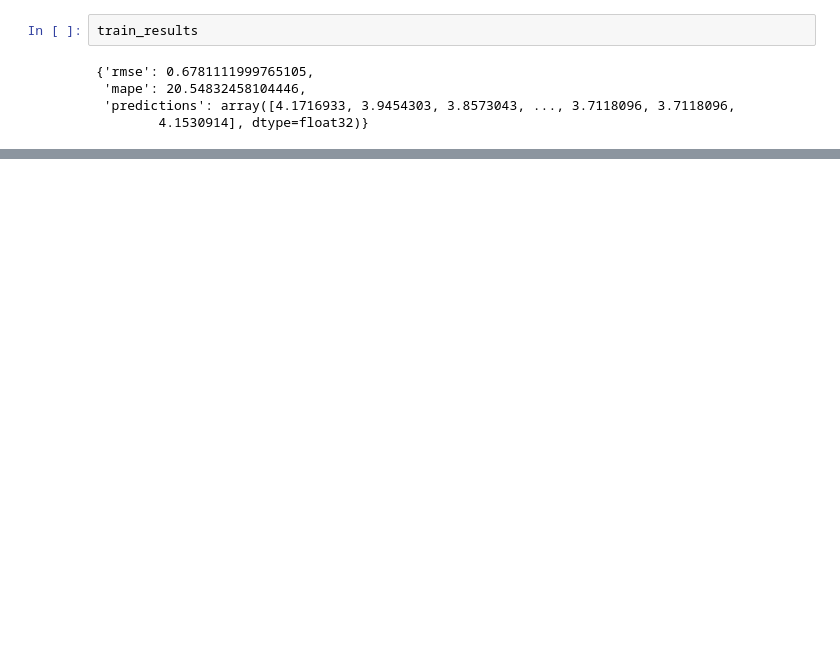
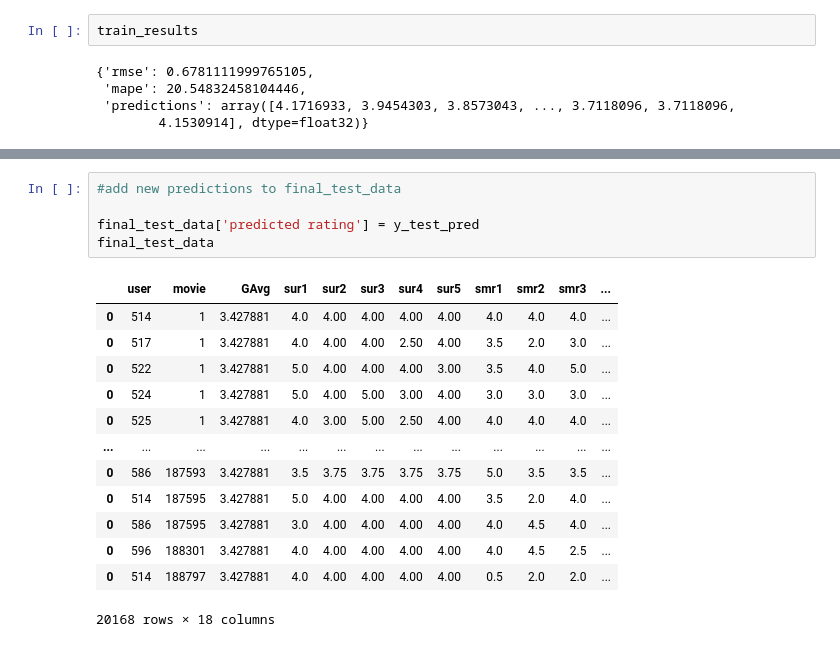
Before and after one commit to itspria/BootcampProject4, a Jupyter notebook: code/Ratings predictor.ipynb, the cells around one changed output, grey strips where cells are left out. Cells and saved outputs as stored; diff of their text form; blank space fills up the shorter version.

```diff
--- a/code/Ratings predictor.ipynb
+++ b/code/Ratings predictor.ipynb
@@ -465,0 +764,19 @@ test_results
+# %%
+#add new predictions to final_test_data
+
+final_test_data['predicted rating'] = y_test_pred
+final_test_data
+# %% [output]
+|  | user | movie | GAvg | sur1 | sur2 | sur3 | sur4 | sur5 | smr1 | smr2 | smr3 | ... |
+| 0 | 514 | 1 | 3.427881 | 4.0 | 4.00 | 4.00 | 4.00 | 4.00 | 4.0 | 4.0 | 4.0 | ... |
+| 0 | 517 | 1 | 3.427881 | 4.0 | 4.00 | 4.00 | 2.50 | 4.00 | 3.5 | 2.0 | 3.0 | ... |
+| 0 | 522 | 1 | 3.427881 | 5.0 | 4.00 | 4.00 | 4.00 | 3.00 | 3.5 | 4.0 | 5.0 | ... |
+| 0 | 524 | 1 | 3.427881 | 5.0 | 4.00 | 5.00 | 3.00 | 4.00 | 3.0 | 3.0 | 3.0 | ... |
+| 0 | 525 | 1 | 3.427881 | 4.0 | 3.00 | 5.00 | 2.50 | 4.00 | 4.0 | 4.0 | 4.0 | ... |
+| ... | ... | ... | ... | ... | ... | ... | ... | ... | ... | ... | ... | ... |
+| 0 | 586 | 187593 | 3.427881 | 3.5 | 3.75 | 3.75 | 3.75 | 3.75 | 5.0 | 3.5 | 3.5 | ... |
+| 0 | 514 | 187595 | 3.427881 | 5.0 | 4.00 | 4.00 | 4.00 | 4.00 | 3.5 | 2.0 | 4.0 | ... |
+| 0 | 586 | 187595 | 3.427881 | 3.0 | 4.00 | 4.00 | 4.00 | 4.00 | 4.0 | 4.5 | 4.0 | ... |
+| 0 | 596 | 188301 | 3.427881 | 4.0 | 4.00 | 4.00 | 4.00 | 4.00 | 4.0 | 4.5 | 2.5 | ... |
+| 0 | 514 | 188797 | 3.427881 | 4.0 | 4.00 | 4.00 | 4.00 | 4.00 | 0.5 | 2.0 | 2.0 | ... |
+20168 rows × 18 columns
```
Also changed, not shown: parts of 52 cells of this notebook, 3 other files.
